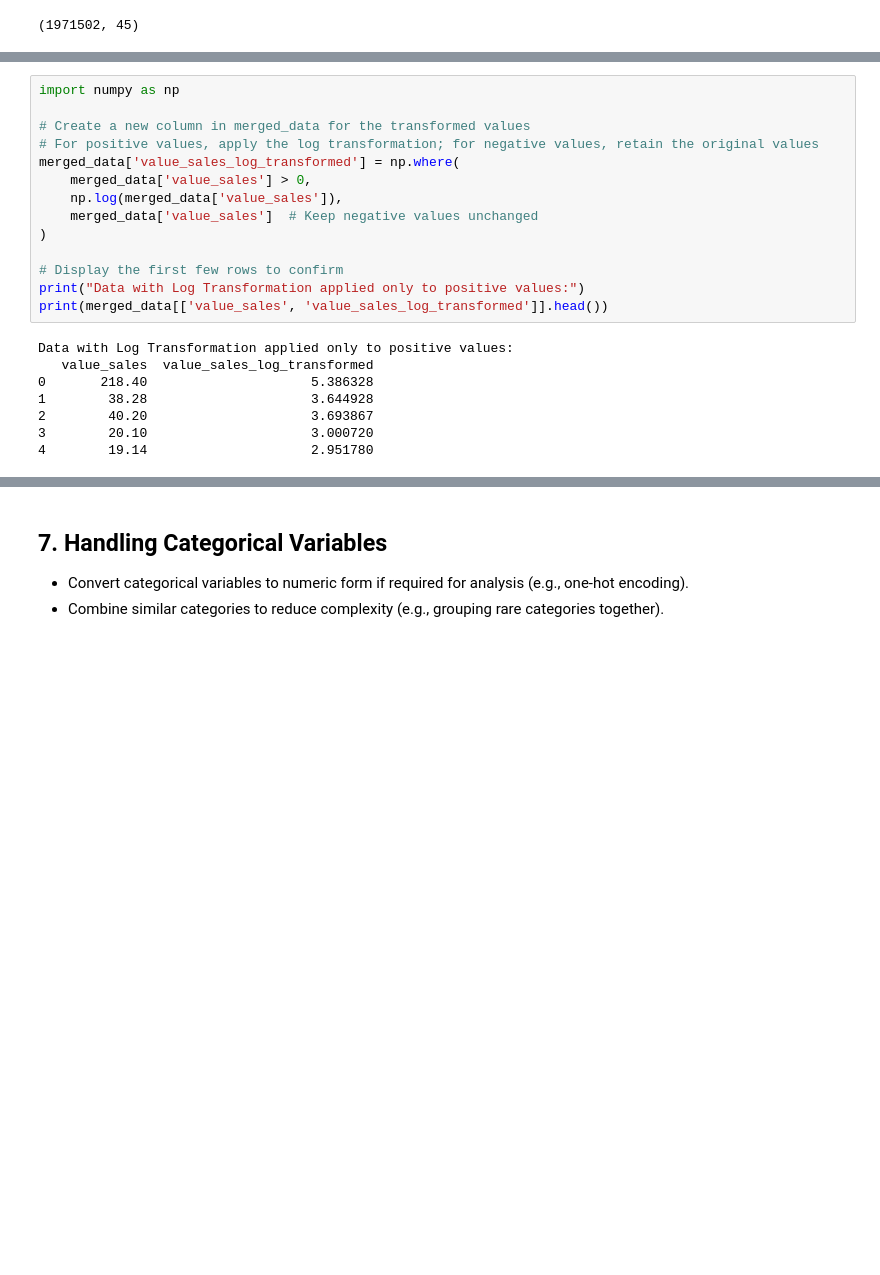
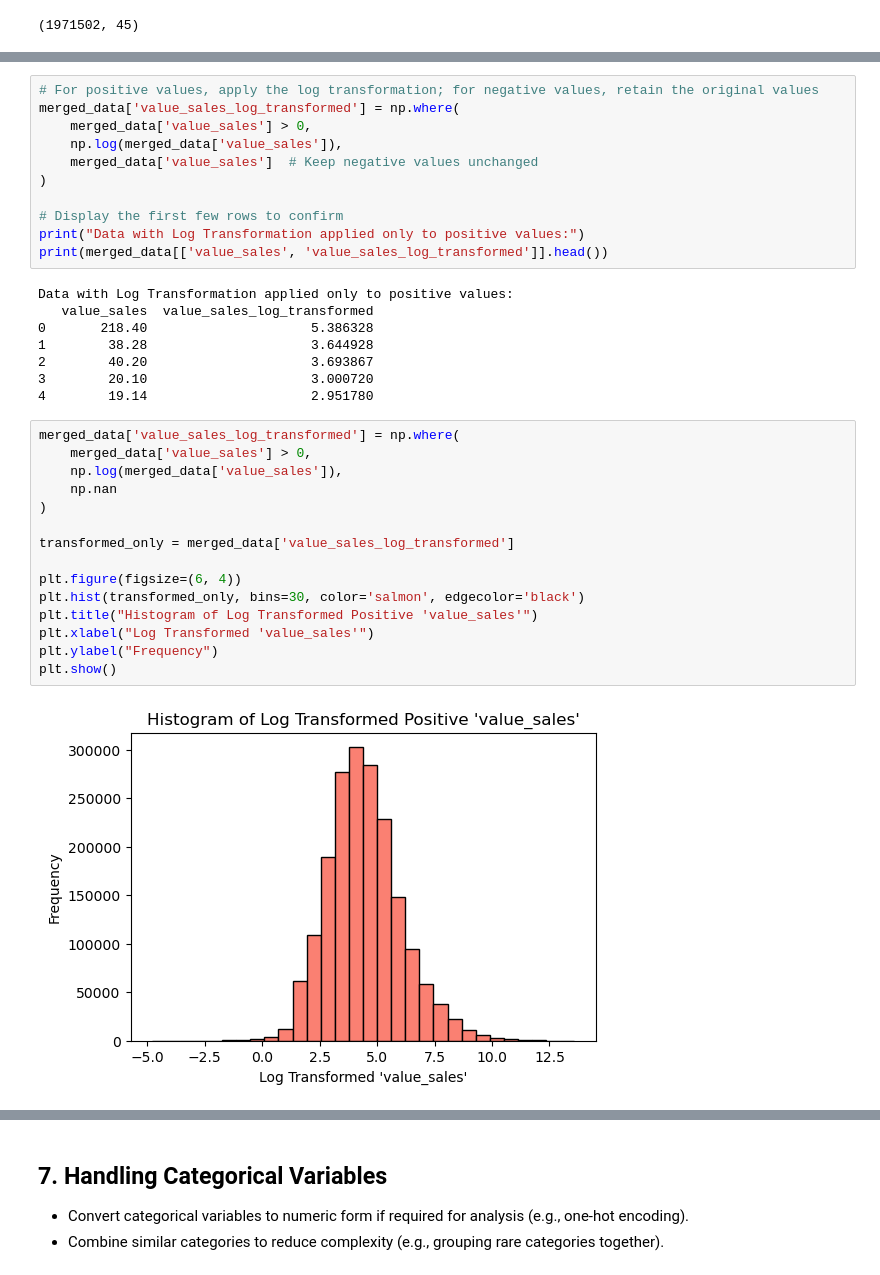
Before and after one commit to C4PT41N4545/BUSA8000-LuminaTech_Analytics_Project, a Jupyter notebook: data_cleaning.ipynb, the cells around one changed output, grey strips where cells are left out. Saved outputs shown, nothing was run; the diff lists cells and outputs as text; blank space fills up the shorter version.

```diff
--- a/data_cleaning.ipynb
+++ b/data_cleaning.ipynb
@@ -1697,7 +1732,4 @@ merged_data.shape
 # %%
-import numpy as np
-
-# Create a new column in merged_data for the transformed values
 # For positive values, apply the log transformation; for negative values, retain the original values
 merged_data['value_sales_log_transformed'] = np.where(
     merged_data['value_sales'] > 0,
@@ -1716,3 +1748,20 @@ Data with Log Transformation applied only to positive values:
 2        40.20                     3.693867
 3        20.10                     3.000720
 4        19.14                     2.951780
+# %%
+merged_data['value_sales_log_transformed'] = np.where(
+    merged_data['value_sales'] > 0,
+    np.log(merged_data['value_sales']),
+    np.nan
+)
+
+transformed_only = merged_data['value_sales_log_transformed']
+
+plt.figure(figsize=(6, 4))
+plt.hist(transformed_only, bins=30, color='salmon', edgecolor='black')
+plt.title("Histogram of Log Transformed Positive 'value_sales'")
+plt.xlabel("Log Transformed 'value_sales'")
+plt.ylabel("Frequency")
+plt.show()
+# %% [output]
+[figure, added]
```
Also changed, not shown: parts of 25 cells of this notebook.
